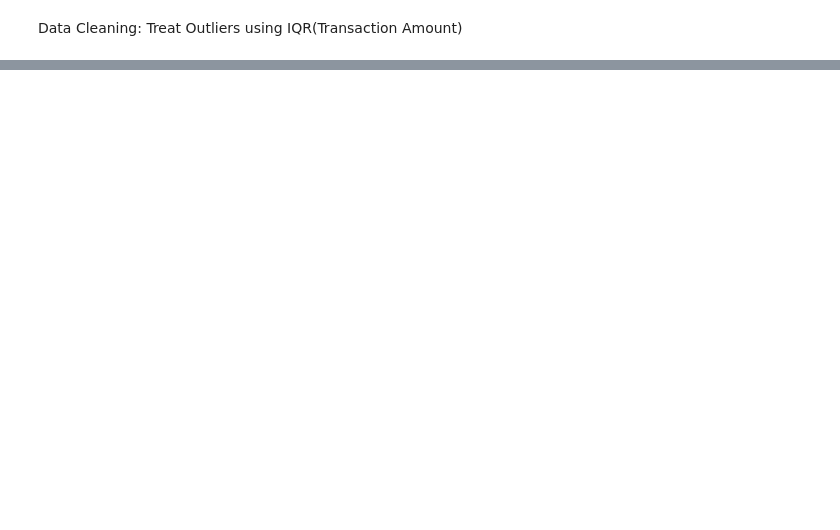
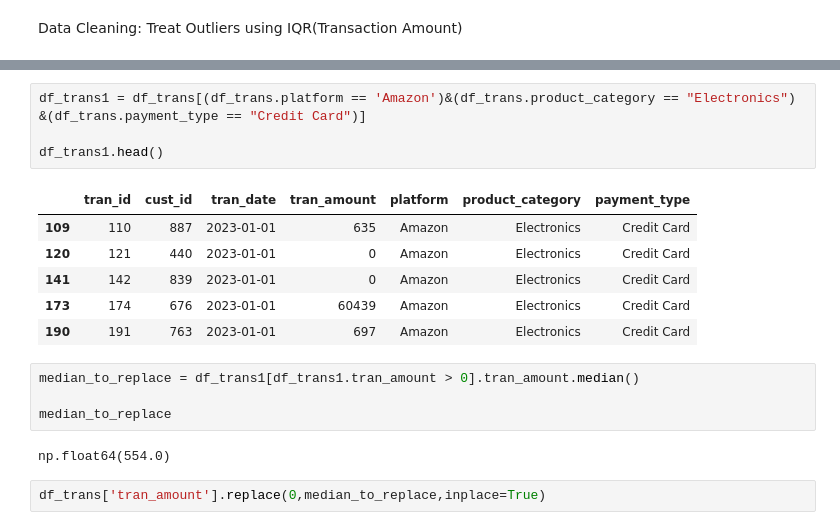
Before and after one commit to RawatXd/AtliQo-Bank-Project, a Jupyter notebook: main.ipynb, the cells around one changed output, grey strips where cells are left out. Saved outputs shown, nothing was run; the diff lists cells and outputs as text; blank space fills up the shorter version.

```diff
--- a/main.ipynb
+++ b/main.ipynb
@@ -255,0 +797,19 @@ df_trans_zero.product_category.value_counts()
+# %%
+df_trans1 = df_trans[(df_trans.platform == 'Amazon')&(df_trans.product_category == "Electronics") &(df_trans.payment_type == "Credit Card")]
+
+df_trans1.head()
+# %% [output]
+|  | tran_id | cust_id | tran_date | tran_amount | platform | product_category | payment_type |
+| 109 | 110 | 887 | 2023-01-01 | 635 | Amazon | Electronics | Credit Card |
+| 120 | 121 | 440 | 2023-01-01 | 0 | Amazon | Electronics | Credit Card |
+| 141 | 142 | 839 | 2023-01-01 | 0 | Amazon | Electronics | Credit Card |
+| 173 | 174 | 676 | 2023-01-01 | 60439 | Amazon | Electronics | Credit Card |
+| 190 | 191 | 763 | 2023-01-01 | 697 | Amazon | Electronics | Credit Card |
+# %%
+median_to_replace = df_trans1[df_trans1.tran_amount > 0].tran_amount.median()
+
+median_to_replace
+# %% [output]
+np.float64(554.0)
+# %%
+df_trans['tran_amount'].replace(0,median_to_replace,inplace=True)
```
Also changed, not shown: parts of 83 cells of this notebook.
